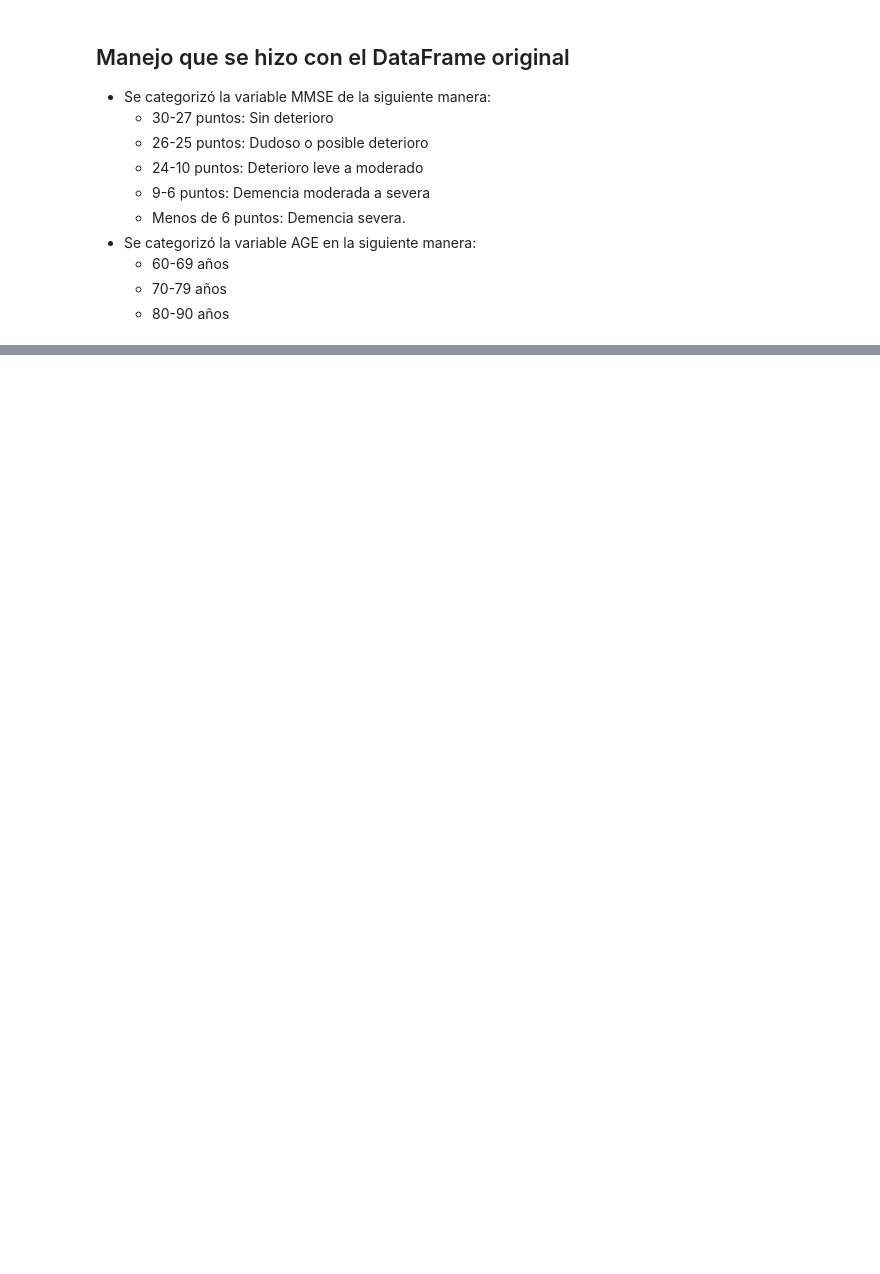
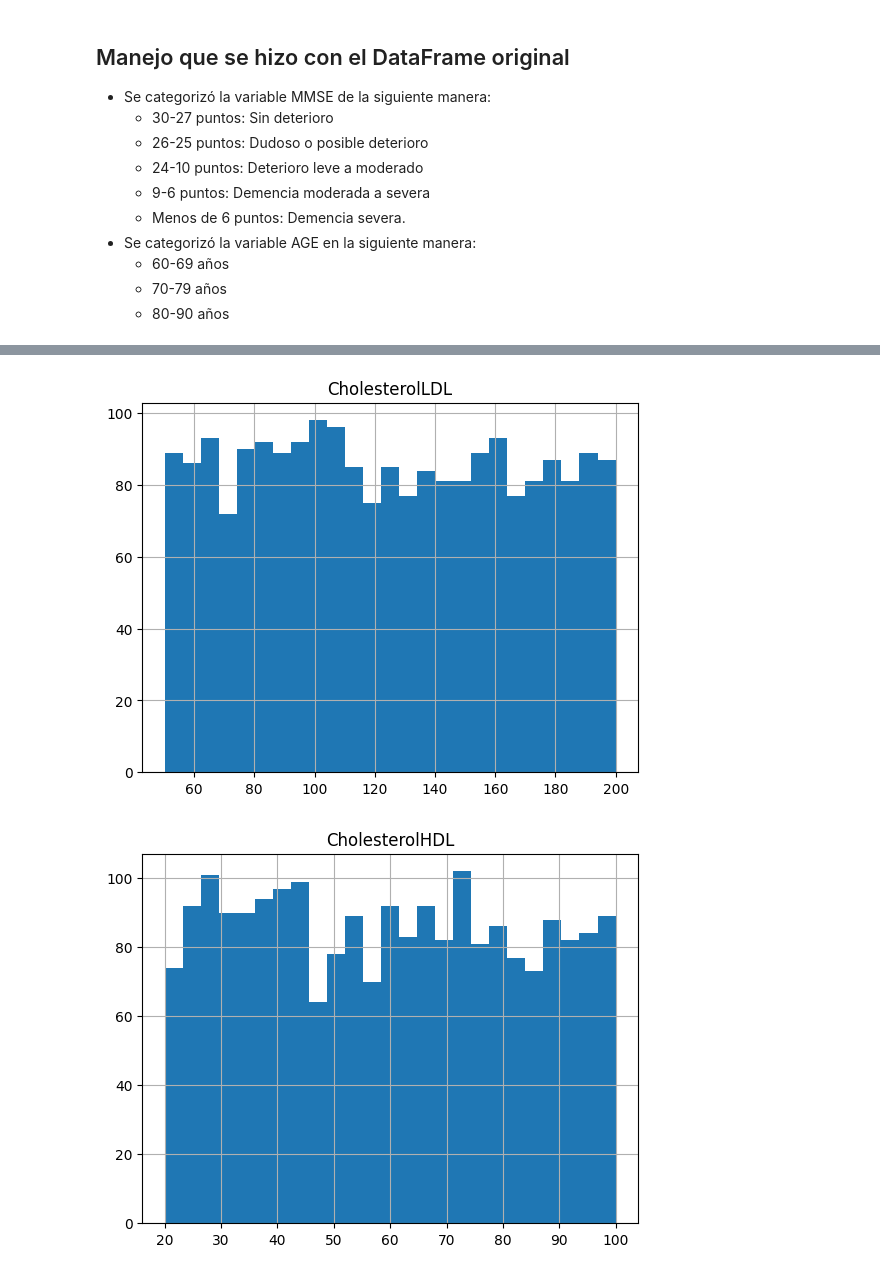
Before and after one commit to Bioestadistica-2025-2/Proyecto-Final, a Jupyter notebook: final_code.ipynb, the cells around one changed output, grey strips where cells are left out. Cells and saved outputs as stored; diff of their text form; code cells hidden in the pictures; blank space fills up the shorter version.

```diff
--- a/final_code.ipynb
+++ b/final_code.ipynb
@@ -29,7 +29,7 @@ from normalizato_utile import *
     * 70-79 años
     * 80-90 años
 # %%
-df = pd.read_csv("Dataset_G2.csv")
+df = pd.read_csv("Base_definitiva_2.0.csv")
 pos = 0
 # Agrupamiento de edades
 for data in df["Age"]:
@@ -66,5 +66,5 @@ print(df["MMSE"].value_counts())
 #print(len(df))
 #print(df["Age"].value_counts())
 #print(df["MMSE"].value_counts())
-df.to_csv(Path("Base_plena.csv", index=False))
+df.to_csv(Path("Base_buena.csv", index=False))
 # %% [output]
@@ -99,0 +100,11 @@ Name: count, dtype: int64
+# %%
+categoricas = ["Age","Gender","MMSE","LocationDesc"]
+numericas = ["CholesterolLDL","CholesterolHDL"]
+# %%
+#[df[c].hist(bins=round(np.sqrt(len(df)))) for c in columns_interes]; plt.show()
+for col in numericas:
+  #df[col].hist(bins=round(np.sqrt(len(df)))); plt.title(col); plt.show()
+  df[col].hist(bins=25); plt.title(col); plt.show()
+# %% [output]
+[figure, added]
+[figure, added]
```
Also changed, not shown: parts of 8 cells of this notebook, 1 other file.
